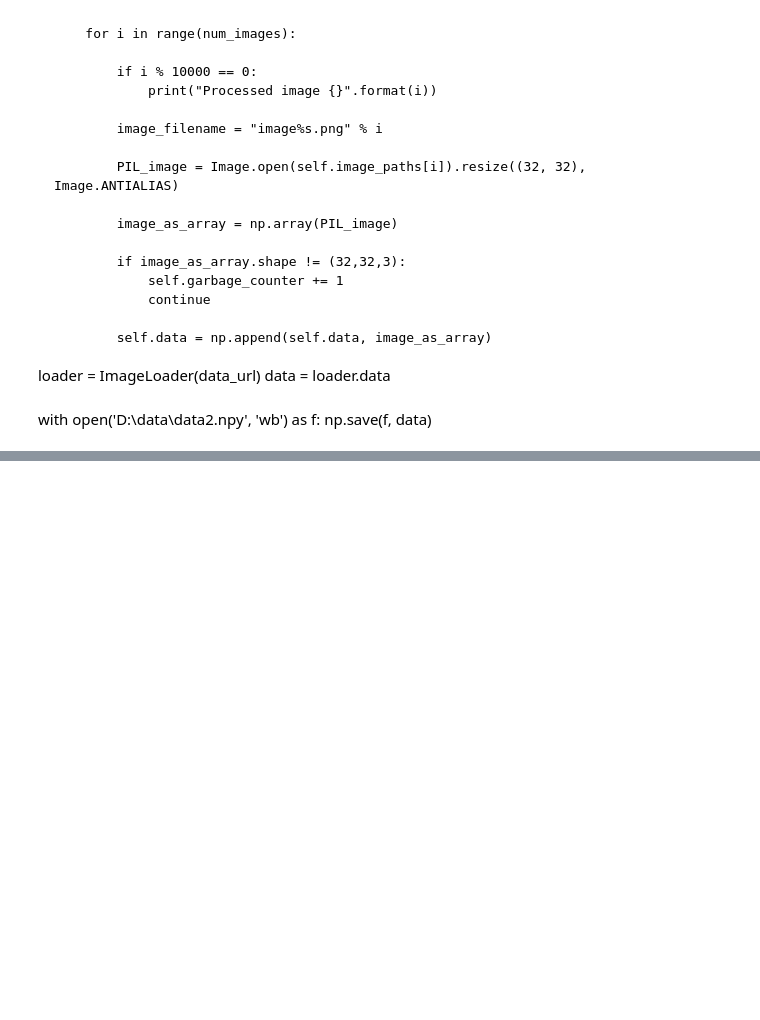
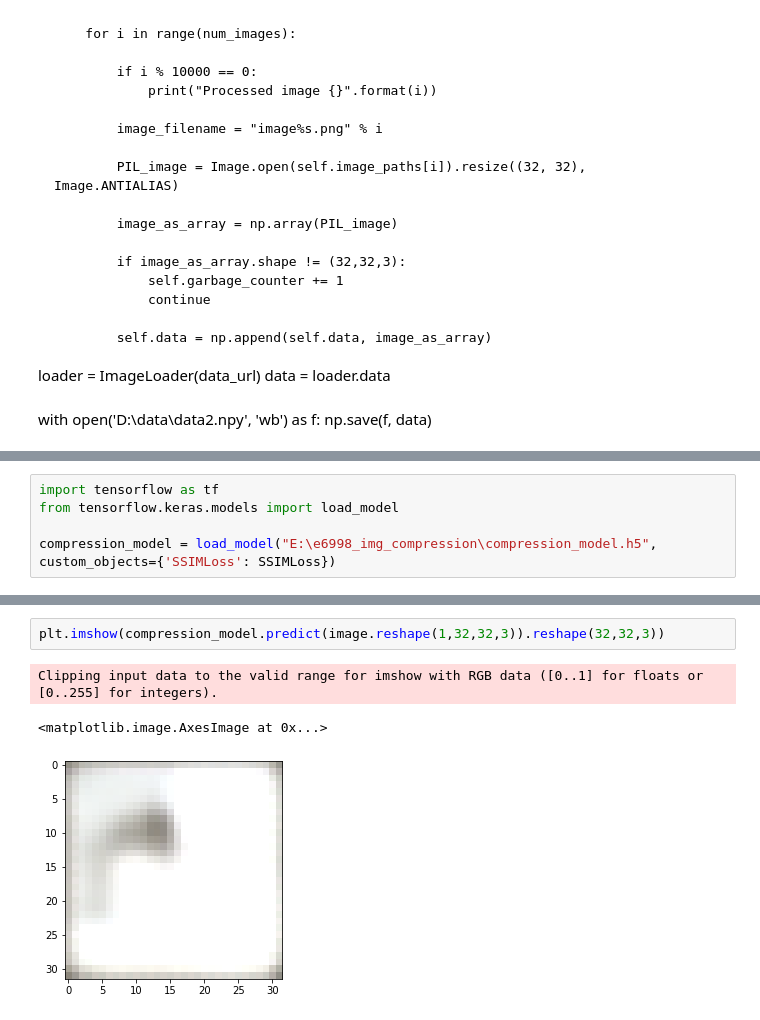
Before and after one commit to ChristopheBrown/e6998_img_compression, a Jupyter notebook: sandbox2.ipynb, the cells around one changed output, grey strips where cells are left out. Drawn from its saved outputs; the diff is of its cells as text; blank space fills up the shorter version.

Commit message:
changes to how the model is loaded

```diff
--- a/sandbox2.ipynb
+++ b/sandbox2.ipynb
@@ -282,0 +248,5 @@ with open('D:\\data\\data2.npy', 'wb') as f:
+# %%
+import tensorflow as tf
+from tensorflow.keras.models import load_model
+
+compression_model = load_model("E:\e6998_img_compression\compression_model.h5", custom_objects={'SSIMLoss': SSIMLoss})
@@ -282,0 +260,6 @@ with open('D:\\data\\data2.npy', 'wb') as f:
+# %%
+plt.imshow(compression_model.predict(image.reshape(1,32,32,3)).reshape(32,32,3))
+# %% [output]
+Clipping input data to the valid range for imshow with RGB data ([0..1] for floats or [0..255] for integers).
+<matplotlib.image.AxesImage at 0x...>
+[figure, added]
```
Also changed, not shown: parts of 14 cells of this notebook.
